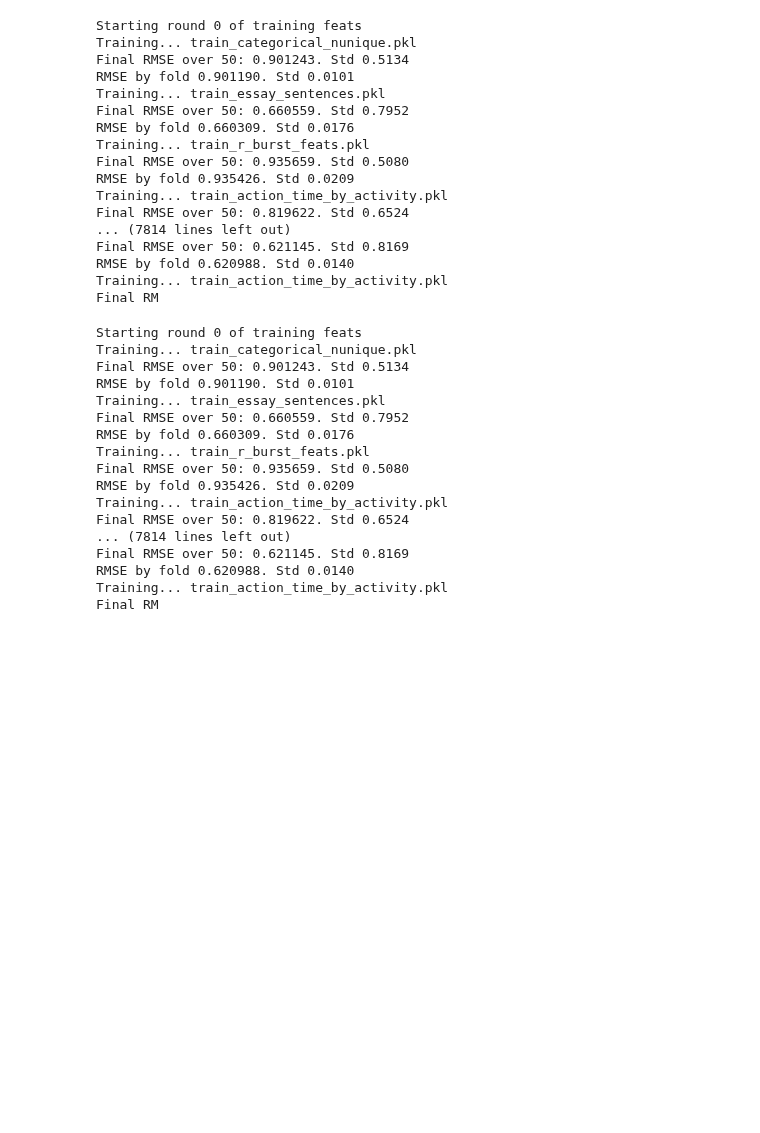
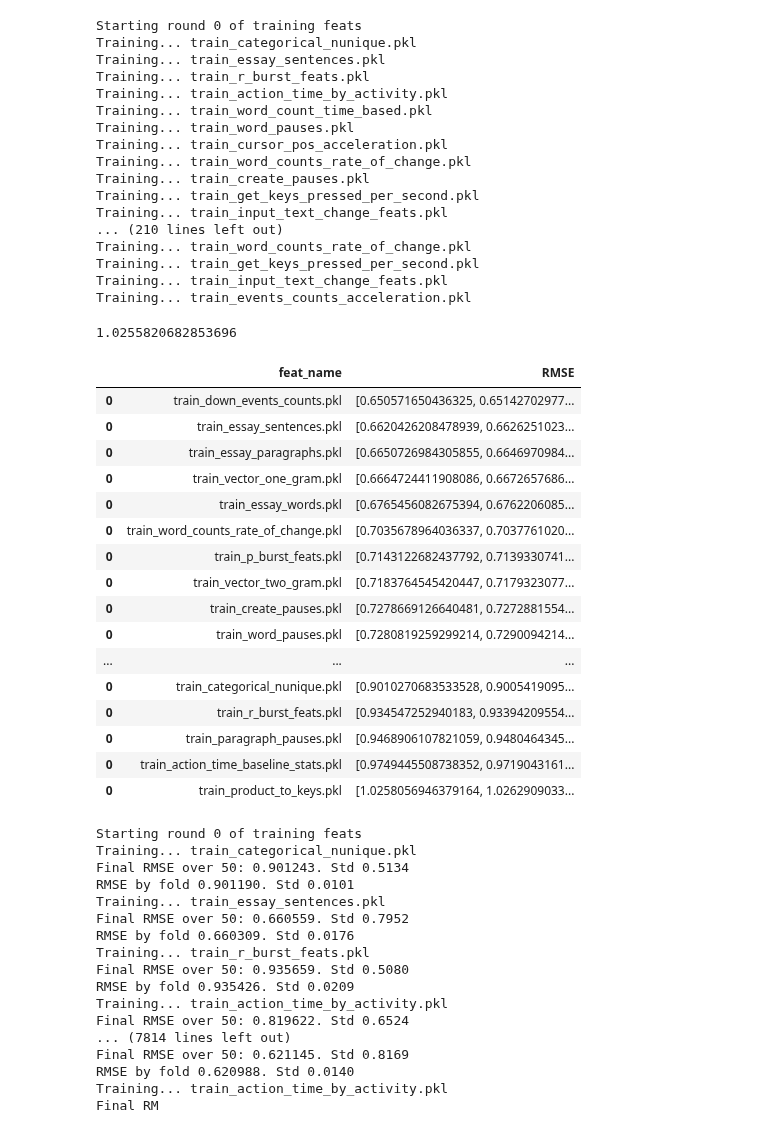
Before and after one commit to uallende/linking_writing_quality, a Jupyter notebook: SPF_create_features.ipynb, the cells around one changed output. Cells and saved outputs as stored; diff of their text form; code cells hidden in the pictures; blank space fills up the shorter version.

```diff
--- a/SPF_create_features.ipynb
+++ b/SPF_create_features.ipynb
@@ -92,7 +92,7 @@ while improved:
             test_preds, valid_preds, final_rmse, cv_rm = lgb_pipeline(train_feats, test_feats, param)
             mean_rmse.append(final_rmse)
 
-        temp_res = {'feat_name': tr_feats_cand, 'RMSE': mean_rmse}
+        temp_res = {'feat_name': tr_feats_cand, 'RMSE': np.mean(mean_rmse)}
         results = pd.concat([results, pd.DataFrame([temp_res])])
 
         train_feats.drop(columns=tr_cols, inplace=True)
@@ -136,21 +136,45 @@ added_feats = []
 # %% [output]
 Starting round 0 of training feats
 Training... train_categorical_nunique.pkl
-Final RMSE over 50: 0.901243. Std 0.5134
-RMSE by fold 0.901190. Std 0.0101
 Training... train_essay_sentences.pkl
-Final RMSE over 50: 0.660559. Std 0.7952
-RMSE by fold 0.660309. Std 0.0176
 Training... train_r_burst_feats.pkl
-Final RMSE over 50: 0.935659. Std 0.5080
-RMSE by fold 0.935426. Std 0.0209
 Training... train_action_time_by_activity.pkl
-Final RMSE over 50: 0.819622. Std 0.6524
-... (7814 lines left out)
-Final RMSE over 50: 0.621145. Std 0.8169
-RMSE by fold 0.620988. Std 0.0140
-Training... train_action_time_by_activity.pkl
-Final RM
+Training... train_word_count_time_based.pkl
+Training... train_word_pauses.pkl
+Training... train_cursor_pos_acceleration.pkl
+Training... train_word_counts_rate_of_change.pkl
+Training... train_create_pauses.pkl
+Training... train_get_keys_pressed_per_second.pkl
+Training... train_input_text_change_feats.pkl
+... (210 lines left out)
+Training... train_word_counts_rate_of_change.pkl
+Training... train_get_keys_pressed_per_second.pkl
+Training... train_input_text_change_feats.pkl
+Training... train_events_counts_acceleration.pkl
+# %%
+np.mean(mean_rmse)
+# %% [output]
+1.0255820682853696
+# %%
+results
+# %% [output]
+|  | feat_name | RMSE |
+| 0 | train_down_events_counts.pkl | [0.650571650436325, 0.65142702977... |
+| 0 | train_essay_sentences.pkl | [0.6620426208478939, 0.6626251023... |
+| 0 | train_essay_paragraphs.pkl | [0.6650726984305855, 0.6646970984... |
+| 0 | train_vector_one_gram.pkl | [0.6664724411908086, 0.6672657686... |
+| 0 | train_essay_words.pkl | [0.6765456082675394, 0.6762206085... |
+| 0 | train_word_counts_rate_of_change.pkl | [0.7035678964036337, 0.7037761020... |
+| 0 | train_p_burst_feats.pkl | [0.7143122682437792, 0.7139330741... |
+| 0 | train_vector_two_gram.pkl | [0.7183764545420447, 0.7179323077... |
+| 0 | train_create_pauses.pkl | [0.7278669126640481, 0.7272881554... |
+| 0 | train_word_pauses.pkl | [0.7280819259299214, 0.7290094214... |
+| ... | ... | ... |
+| 0 | train_categorical_nunique.pkl | [0.9010270683533528, 0.9005419095... |
+| 0 | train_r_burst_feats.pkl | [0.934547252940183, 0.93394209554... |
+| 0 | train_paragraph_pauses.pkl | [0.9468906107821059, 0.9480464345... |
+| 0 | train_action_time_baseline_stats.pkl | [0.9749445508738352, 0.9719043161... |
+| 0 | train_product_to_keys.pkl | [1.0258056946379164, 1.0262909033... |
 # %%
 best_feats = []
 
```
Also changed, not shown: parts of 3 cells of this notebook, 4 other files.
